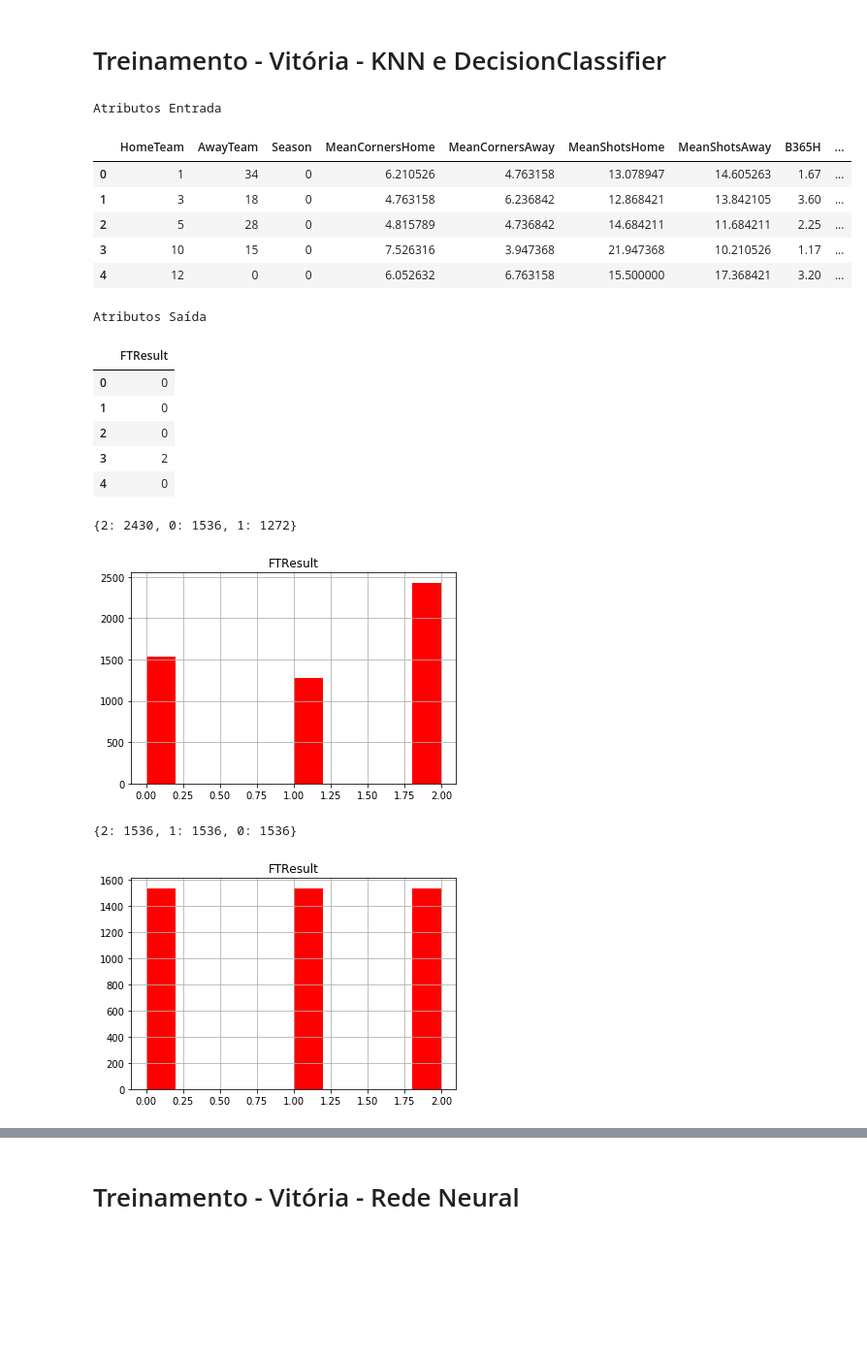
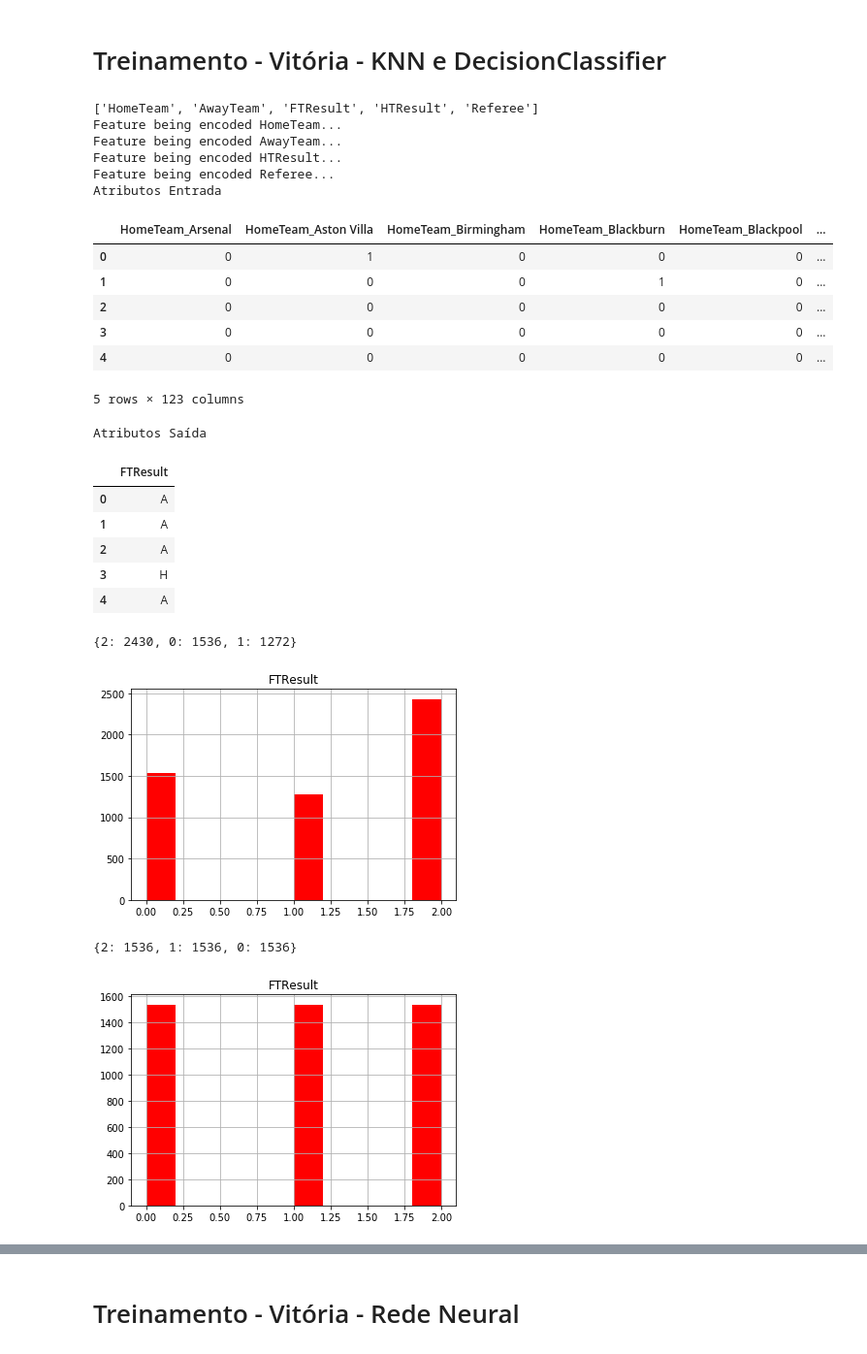
Before and after one commit to suannyfabyne/PredictFootballStatistics, a Jupyter notebook: PredictFootballStatistics.ipynb, the cells around one changed output, grey strips where cells are left out. Shown: that part at 97% size. Cells and saved outputs as stored; diff of their text form; code cells hidden in the pictures; blank space fills up the shorter version.

```diff
--- a/PredictFootballStatistics.ipynb
+++ b/PredictFootballStatistics.ipynb
@@ -624,6 +642,7 @@ display(dataset)
 # %% [markdown]
 # Conversão de Atributos Categóricos
 # %%
-dataset = dummyEncode(dataset)
-display(dataset.head())
+# dataset = dummyEncode(dataset)
+dataset_converted = preprocess_features(dataset)
+display(dataset_converted.head())
 # %% [output]
@@ -770,48 +812,60 @@ RegRS(MLPRegressor, x_train, y_train, x_test, y_test)
 # %% [markdown]
 # Treinamento - Vitória - KNN e DecisionClassifier
 # %%
-entrada = ['HomeTeam', 'AwayTeam', 'Season', 'MeanCornersHome', 'MeanCornersAway', 'MeanShotsHome', 'MeanShotsAway', 'B365H', 'B365D', 'B365A', 'MeanGoalsHome', 'MeanGoalsAway','MeanGoalsConHome', 'MeanGoalsConAway', 'HTResult','HTHomeGoals','HTAwayGoals',  'Referee',  'MeanCardsHome', 'MeanCardsAway']
+entrada = ['HomeTeam_', 'AwayTeam_', 'Season', 'MeanCornersHome', 'MeanCornersAway', 'MeanShotsHome', 'MeanShotsAway', 'B365H', 'B365D', 'B365A', 'MeanGoalsHome', 'MeanGoalsAway','MeanGoalsConHome', 'MeanGoalsConAway', 'HTResult_','HTHomeGoals','HTAwayGoals',  'Referee_',  'MeanCardsHome', 'MeanCardsAway']
 saida = ['FTResult']
 
-x, y = select_sets(dataset, entrada, saida)
+dataset_semi_converted = preprocess_features(dataset, ignore_list=['FTResult'])
+
+x, y = select_sets(dataset_semi_converted, entrada, saida)
 print('Atributos Entrada')
 display(x.head())
 print('Atributos Saída')
 display(y.head())
 x_train, x_test, y_train, y_test = train_test_split(x, y, test_size=0.2,  random_state=1)
 x_train, y_train = Fduplicated(x_train, y_train)
 
 train = x_train
-train['FTResult'] = y_train.values
+y_train = pd.Categorical(y_train['FTResult']).codes
+y_test = pd.Categorical(y_test['FTResult']).codes
+
+
+train['FTResult'] = y_train
 plot_histogram_balancing(train, 'FTResult')
 
 train = balance_classes_down_sampling(train, 'FTResult', 2.0,0.0)
 train = balance_classes_up_sampling(train, 'FTResult', 2.0,1.0)
 
 plot_histogram_balancing(train, 'FTResult')
 
 x_train = np.array(train.drop(labels=['FTResult'],axis=1))
 x_test = np.array(x_test)
 y_train = np.array(train['FTResult'])
 y_test = np.array(y_test)
 # %% [output]
+['HomeTeam', 'AwayTeam', 'FTResult', 'HTResult', 'Referee']
+Feature being encoded HomeTeam...
+Feature being encoded AwayTeam...
+Feature being encoded HTResult...
+Feature being encoded Referee...
 Atributos Entrada
-|  | HomeTeam | AwayTeam | Season | MeanCornersHome | MeanCornersAway | MeanShotsHome | MeanShotsAway | B365H | ... |
-| 0 | 1 | 34 | 0 | 6.210526 | 4.763158 | 13.078947 | 14.605263 | 1.67 | ... |
-| 1 | 3 | 18 | 0 | 4.763158 | 6.236842 | 12.868421 | 13.842105 | 3.60 | ... |
-| 2 | 5 | 28 | 0 | 4.815789 | 4.736842 | 14.684211 | 11.684211 | 2.25 | ... |
-| 3 | 10 | 15 | 0 | 7.526316 | 3.947368 | 21.947368 | 10.210526 | 1.17 | ... |
-| 4 | 12 | 0 | 0 | 6.052632 | 6.763158 | 15.500000 | 17.368421 | 3.20 | ... |
+|  | HomeTeam_Arsenal | HomeTeam_Aston Villa | HomeTeam_Birmingham | HomeTeam_Blackburn | HomeTeam_Blackpool | ... |
+| 0 | 0 | 1 | 0 | 0 | 0 | ... |
+| 1 | 0 | 0 | 0 | 1 | 0 | ... |
+| 2 | 0 | 0 | 0 | 0 | 0 | ... |
+| 3 | 0 | 0 | 0 | 0 | 0 | ... |
+| 4 | 0 | 0 | 0 | 0 | 0 | ... |
-Atributos Saída
+5 rows × 123 columns
+Atributos Saída
 |  | FTResult |
-| 0 | 0 |
-| 1 | 0 |
-| 2 | 0 |
-| 3 | 2 |
-| 4 | 0 |
+| 0 | A |
+| 1 | A |
+| 2 | A |
+| 3 | H |
+| 4 | A |
-{2: 2430, 0: 1536, 1: 1272}
+{2: 2430, 0: 1536, 1: 1272}
 [figure]
-{2: 1536, 1: 1536, 0: 1536}
+{2: 1536, 1: 1536, 0: 1536}
 [figure]
 # %%
 Class(KNeighborsClassifier, x_train, y_train, x_test, y_test, classes_=['Visitante', 'Empate', 'Mandante'])
```
Also changed, not shown: parts of 11 cells of this notebook.
